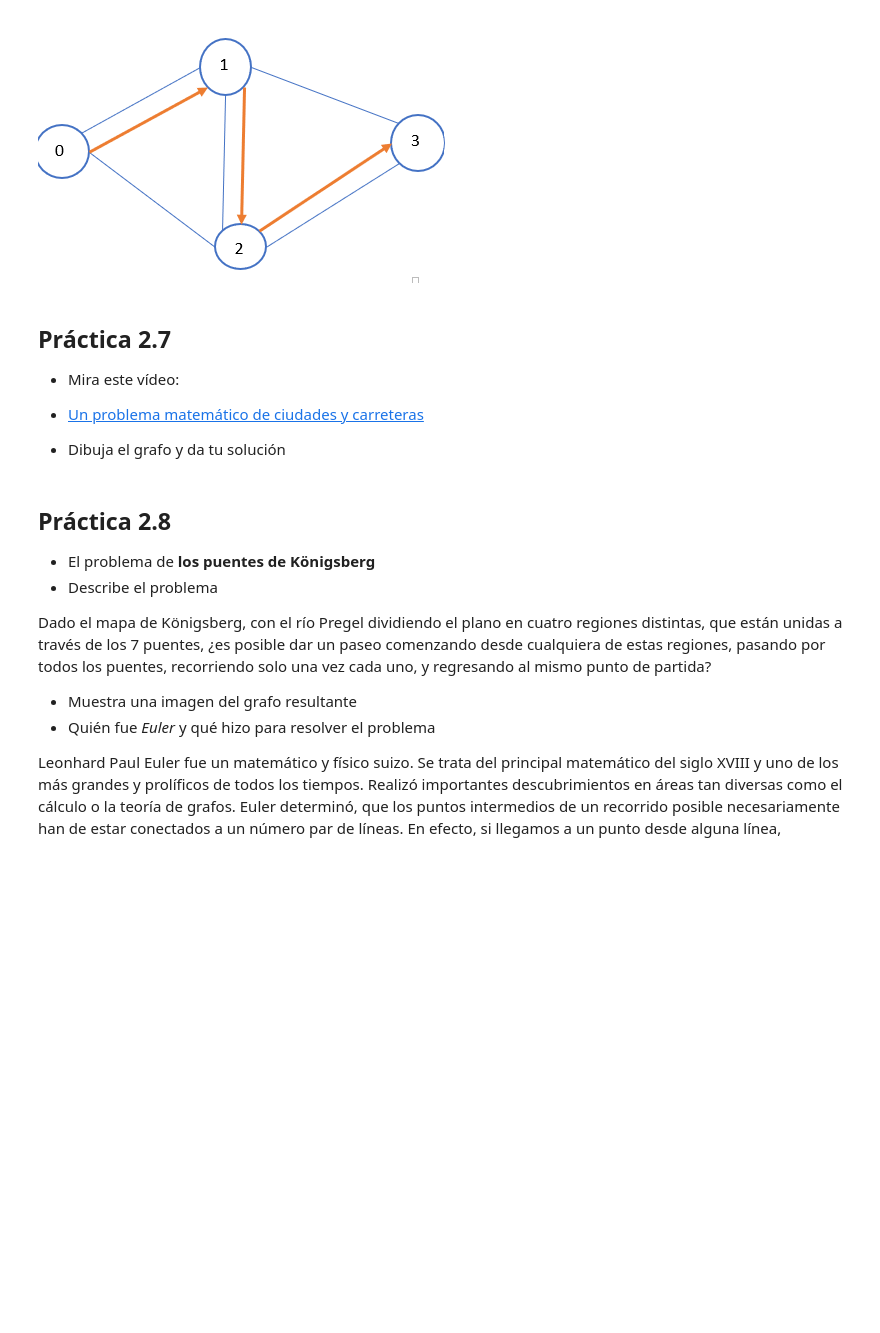
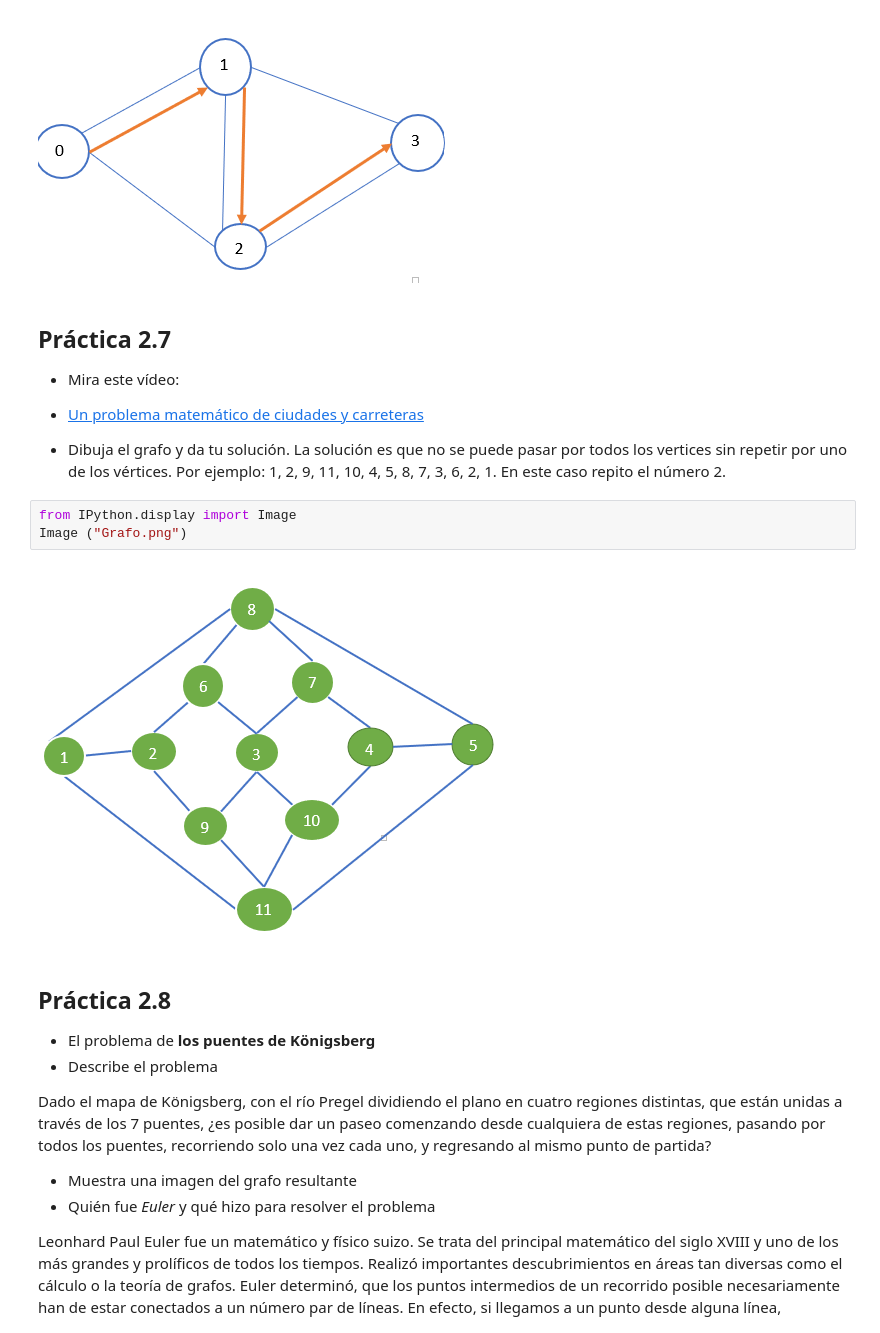
Before and after one commit to Alba004/Matematicas, a Jupyter notebook: grafos/practica_grafos.ipynb, the cells around one changed output. Saved outputs shown, nothing was run; the diff lists cells and outputs as text; blank space fills up the shorter version.

```diff
--- a/grafos/practica_grafos.ipynb
+++ b/grafos/practica_grafos.ipynb
@@ -324,7 +367,13 @@ Image ("camino hamiltoniano resuelto.png")
 ## Práctica 2.7
 * Mira este vídeo:
  - [Un problema matemático de ciudades y carreteras](https://youtu.be/kwU1uIbylsM)
-* Dibuja el grafo y da tu solución
+* Dibuja el grafo y da tu solución.
+La solución es que no se puede pasar por todos los vertices sin repetir por uno de los vértices. Por ejemplo: 1, 2, 9, 11, 10, 4, 5, 8, 7, 3, 6, 2, 1. En este caso repito el número 2.
+# %%
+from IPython.display import Image
+Image ("Grafo.png")
+# %% [output]
+[figure, added]
 # %% [markdown]
 ## Práctica 2.8
 * El problema de **los puentes de Königsberg**
```
Also changed, not shown: parts of 3 cells of this notebook.
